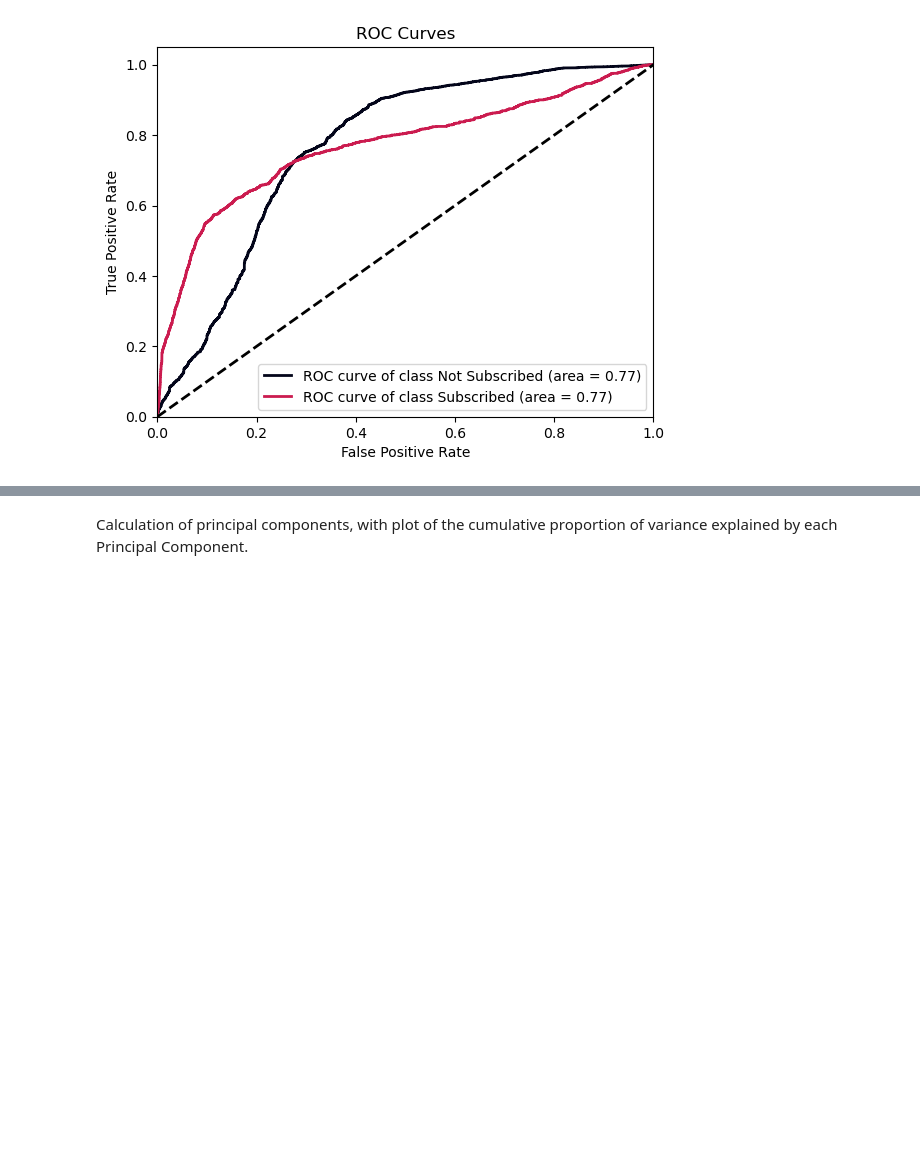
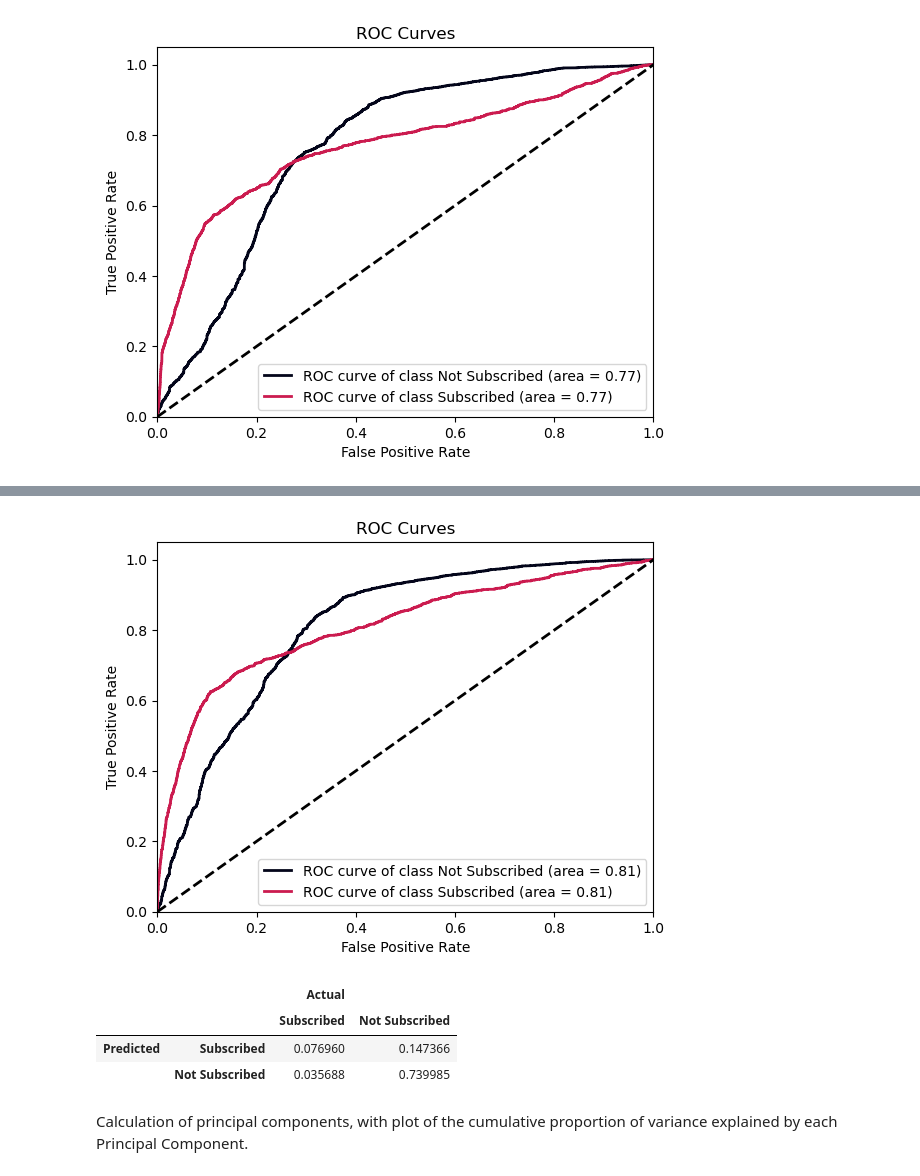
Before and after one commit to gav-conn/ML-Group-Project, a Jupyter notebook: main.ipynb, the cells around one changed output, grey strips where cells are left out. Saved outputs shown, nothing was run; the diff lists cells and outputs as text; code cells hidden in the pictures; blank space fills up the shorter version.

```diff
--- a/main.ipynb
+++ b/main.ipynb
@@ -518,4 +521,6 @@ NameError: name 'RF_model' is not defined
 # %%
+RF = RandomForestClassifier()
+
 paramgrid = {
              'n_estimators': [100, 150, 200, 250, 300],
              'criterion': ['gini', 'entropy'],
@@ -539,3 +544,31 @@ Best Score: 0.23923195448619178
+# %%
+RF = RandomForestClassifier(n_estimators = 200, max_depth=10, criterion='entropy')
+RF_model = RF.fit(df_train_X, df_train_Y)
+
+RF_prob_est = RF_model.predict_proba(df_test_X)
+
+labels = df_test_Y.copy()
+labels.loc[labels==0] = 'Not Subscribed'
+labels.loc[labels==1] = 'Subscribed'
+
+skplt.metrics.plot_roc(labels, RF_prob_est, plot_micro=False, plot_macro=False, cmap='rocket')
+plt.show()
+# %% [output]
+[figure, added]
+# %%
+df_pred_test = pd.concat([pd.Series(np.zeros(len(df_test_Y), dtype=int), name='classification'), df_test_Y.reset_index(drop=True)], axis=1)
+df_pred_test.loc[RF_prob_est[:,1]>0.1, 'classification'] = 1
+
+confusion = pd.DataFrame(np.rot90(confusion_matrix(
+    df_pred_test['term_deposit'], df_pred_test['classification'], normalize='all'), 2).T)
+confusion.columns = pd.MultiIndex.from_tuples([('Actual', 'Subscribed'), ('Actual', 'Not Subscribed')])
+confusion.index = pd.MultiIndex.from_tuples([('Predicted', 'Subscribed'), ('Predicted', 'Not Subscribed')])
+confusion
+# %% [output]
+|  |  | Actual |  |
+|  |  | Subscribed | Not Subscribed |
+| Predicted | Subscribed | 0.076960 | 0.147366 |
+|  | Not Subscribed | 0.035688 | 0.739985 |
 # %% [markdown]
 Calculation of principal components, with plot of the cumulative proportion of variance explained by each Principal Component.
 # %%
```
Also changed, not shown: parts of 29 cells of this notebook.
